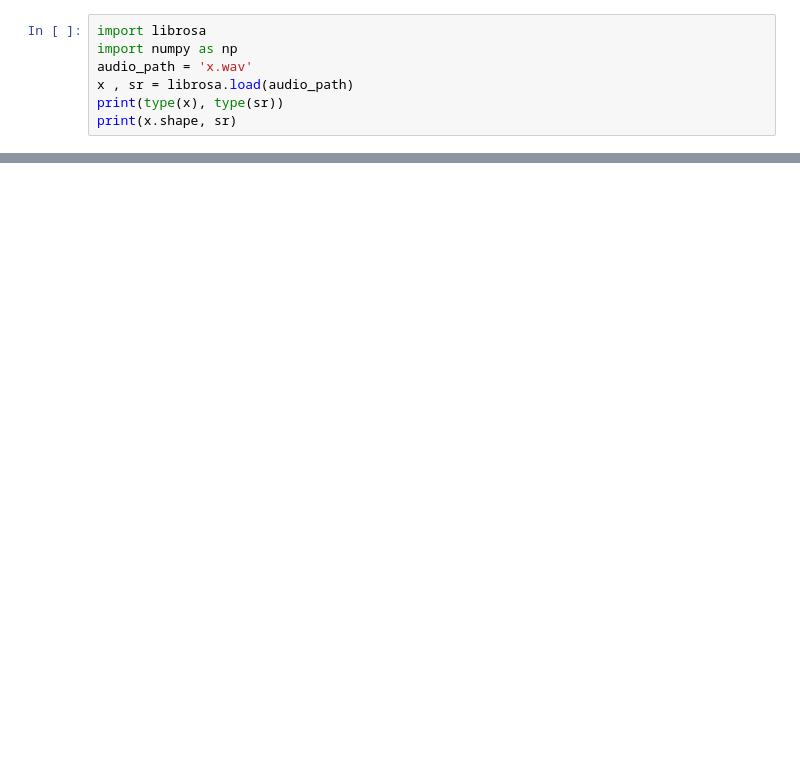
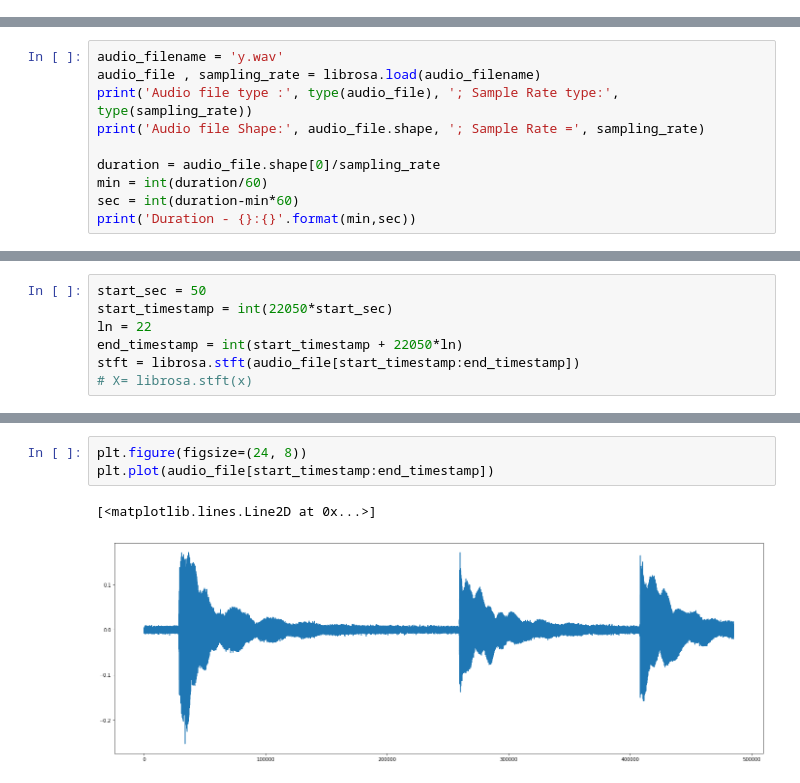
Before and after one commit to SentinelOfTheCabbage/listener, a Jupyter notebook: main.ipynb, the cells around one changed output, grey strips where cells are left out. Cells and saved outputs as stored; diff of their text form; blank space fills up the shorter version.

```diff
--- a/main.ipynb
+++ b/main.ipynb
@@ -1,7 +0,0 @@
-# %%
-import librosa
-import numpy as np
-audio_path = 'x.wav'
-x , sr = librosa.load(audio_path)
-print(type(x), type(sr))
-print(x.shape, sr)
@@ -103,0 +20,10 @@ plt.colorbar()
+# %%
+audio_filename = 'y.wav'
+audio_file , sampling_rate = librosa.load(audio_filename)
+print('Audio file type :', type(audio_file), '; Sample Rate type:', type(sampling_rate))
+print('Audio file Shape:', audio_file.shape, '; Sample Rate =', sampling_rate)
+
+duration = audio_file.shape[0]/sampling_rate
+min = int(duration/60)
+sec = int(duration-min*60)
+print('Duration - {}:{}'.format(min,sec))
@@ -103,0 +37,7 @@ plt.colorbar()
+# %%
+start_sec = 50
+start_timestamp = int(22050*start_sec)
+ln = 22
+end_timestamp = int(start_timestamp + 22050*ln)
+stft = librosa.stft(audio_file[start_timestamp:end_timestamp])
+# X= librosa.stft(x)
@@ -103,0 +117,6 @@ plt.colorbar()
+# %%
+plt.figure(figsize=(24, 8))
+plt.plot(audio_file[start_timestamp:end_timestamp])
+# %% [output]
+[<matplotlib.lines.Line2D at 0x...>]
+[figure, added]
```
Also changed, not shown: parts of 37 cells of this notebook.
